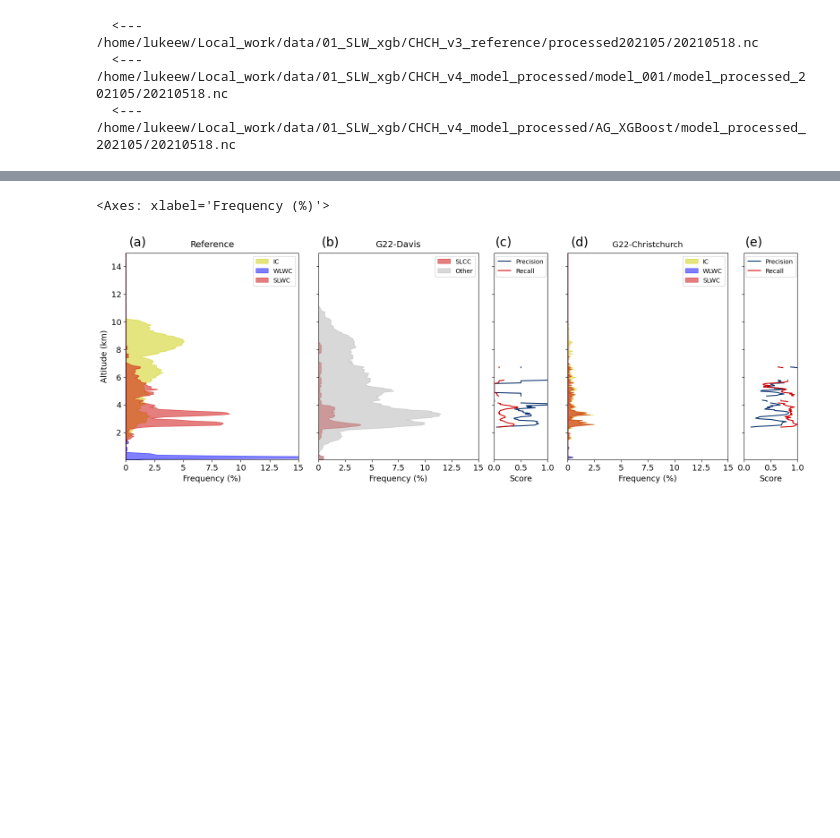
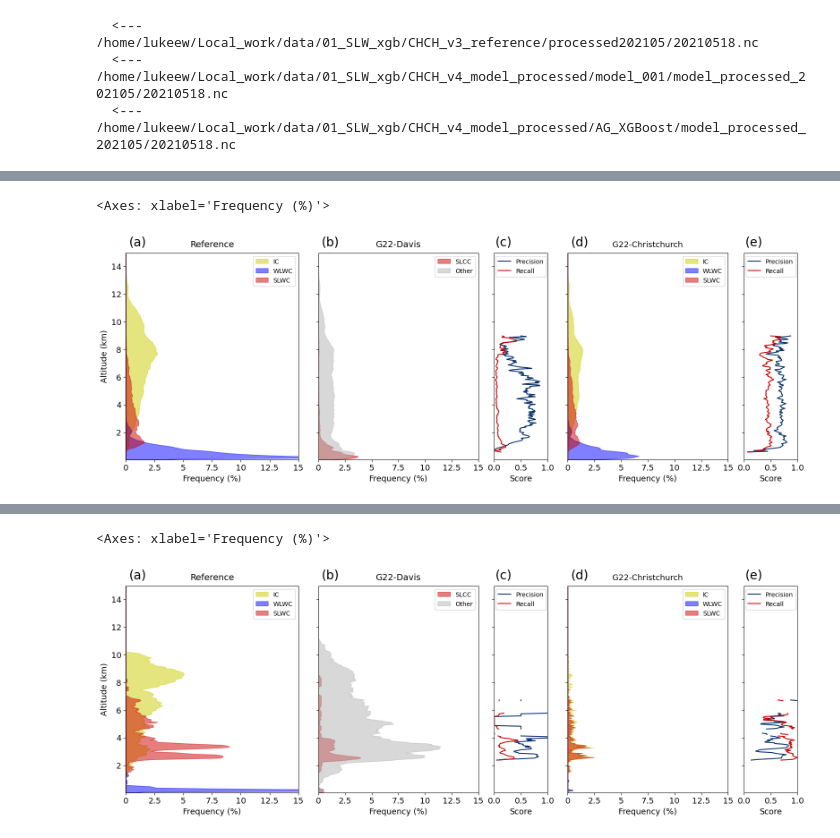
Before and after one commit to luke-whitehead/01_SLW_xgb, a Jupyter notebook: 110_model_stats.ipynb, the cells around one changed output, grey strips where cells are left out. Drawn from its saved outputs; the diff is of its cells as text; code cells hidden in the pictures; blank space fills up the shorter version.

```diff
--- a/110_model_stats.ipynb
+++ b/110_model_stats.ipynb
@@ -1095,0 +1254,6 @@ plot_fig(ds_ref_all, ds_mod_all, ds_ag_all)
+# %%
+## Model 002
+plot_fig(ds_ref_all, ds_mod_all, ds_ag_all)
+# %% [output]
+<Axes: xlabel='Frequency (%)'>
+[figure, added]
```
Also changed, not shown: parts of 21 cells of this notebook, 2 other files.
